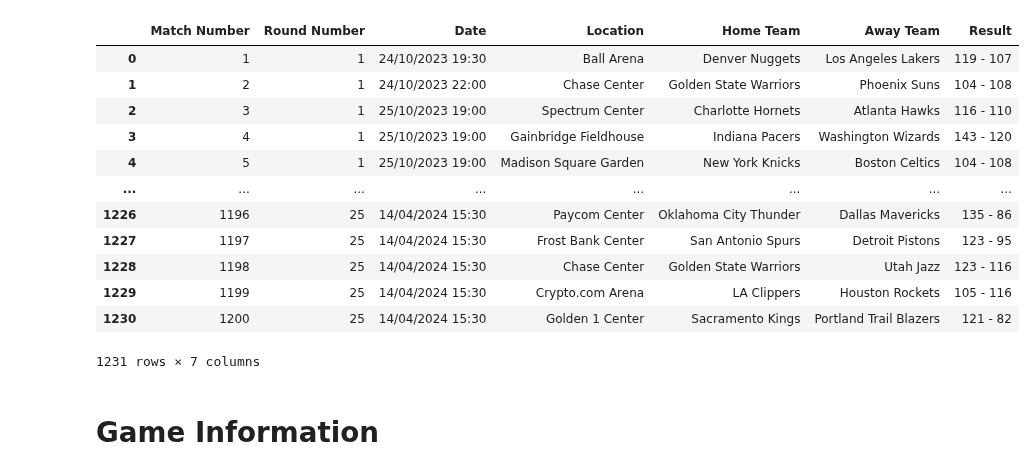
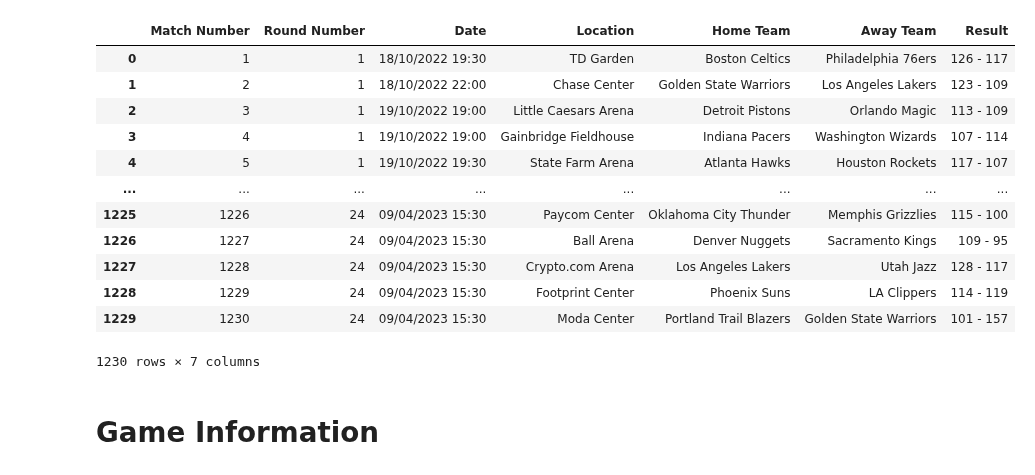
Before and after one commit to VincentGordon-Data-Analyst/nba-api, a Jupyter notebook: excel-ETL.ipynb, the cells around one changed output. Saved outputs shown, nothing was run; the diff lists cells and outputs as text; code cells hidden in the pictures.

```diff
--- a/excel-ETL.ipynb
+++ b/excel-ETL.ipynb
@@ -1,23 +1,23 @@
 # %%
 import pandas as pd
 import datetime as dt
 
-games_df = pd.read_csv('./data/nba-2023-EasternStandardTime.csv')
+games_df = pd.read_csv('./data/nba-2022-EasternStandardTime.csv')
 games_df
 # %% [output]
 |  | Match Number | Round Number | Date | Location | Home Team | Away Team | Result |
-| 0 | 1 | 1 | 24/10/2023 19:30 | Ball Arena | Denver Nuggets | Los Angeles Lakers | 119 - 107 |
-| 1 | 2 | 1 | 24/10/2023 22:00 | Chase Center | Golden State Warriors | Phoenix Suns | 104 - 108 |
-| 2 | 3 | 1 | 25/10/2023 19:00 | Spectrum Center | Charlotte Hornets | Atlanta Hawks | 116 - 110 |
-| 3 | 4 | 1 | 25/10/2023 19:00 | Gainbridge Fieldhouse | Indiana Pacers | Washington Wizards | 143 - 120 |
-| 4 | 5 | 1 | 25/10/2023 19:00 | Madison Square Garden | New York Knicks | Boston Celtics | 104 - 108 |
+| 0 | 1 | 1 | 18/10/2022 19:30 | TD Garden | Boston Celtics | Philadelphia 76ers | 126 - 117 |
+| 1 | 2 | 1 | 18/10/2022 22:00 | Chase Center | Golden State Warriors | Los Angeles Lakers | 123 - 109 |
+| 2 | 3 | 1 | 19/10/2022 19:00 | Little Caesars Arena | Detroit Pistons | Orlando Magic | 113 - 109 |
+| 3 | 4 | 1 | 19/10/2022 19:00 | Gainbridge Fieldhouse | Indiana Pacers | Washington Wizards | 107 - 114 |
+| 4 | 5 | 1 | 19/10/2022 19:30 | State Farm Arena | Atlanta Hawks | Houston Rockets | 117 - 107 |
 | ... | ... | ... | ... | ... | ... | ... | ... |
-| 1226 | 1196 | 25 | 14/04/2024 15:30 | Paycom Center | Oklahoma City Thunder | Dallas Mavericks | 135 - 86 |
-| 1227 | 1197 | 25 | 14/04/2024 15:30 | Frost Bank Center | San Antonio Spurs | Detroit Pistons | 123 - 95 |
-| 1228 | 1198 | 25 | 14/04/2024 15:30 | Chase Center | Golden State Warriors | Utah Jazz | 123 - 116 |
-| 1229 | 1199 | 25 | 14/04/2024 15:30 | Crypto.com Arena | LA Clippers | Houston Rockets | 105 - 116 |
-| 1230 | 1200 | 25 | 14/04/2024 15:30 | Golden 1 Center | Sacramento Kings | Portland Trail Blazers | 121 - 82 |
+| 1225 | 1226 | 24 | 09/04/2023 15:30 | Paycom Center | Oklahoma City Thunder | Memphis Grizzlies | 115 - 100 |
+| 1226 | 1227 | 24 | 09/04/2023 15:30 | Ball Arena | Denver Nuggets | Sacramento Kings | 109 - 95 |
+| 1227 | 1228 | 24 | 09/04/2023 15:30 | Crypto.com Arena | Los Angeles Lakers | Utah Jazz | 128 - 117 |
+| 1228 | 1229 | 24 | 09/04/2023 15:30 | Footprint Center | Phoenix Suns | LA Clippers | 114 - 119 |
+| 1229 | 1230 | 24 | 09/04/2023 15:30 | Moda Center | Portland Trail Blazers | Golden State Warriors | 101 - 157 |
-1231 rows × 7 columns
+1230 rows × 7 columns
 # %% [markdown]
 # Game Information
 # %%
```
Also changed, not shown: 7 other files.
